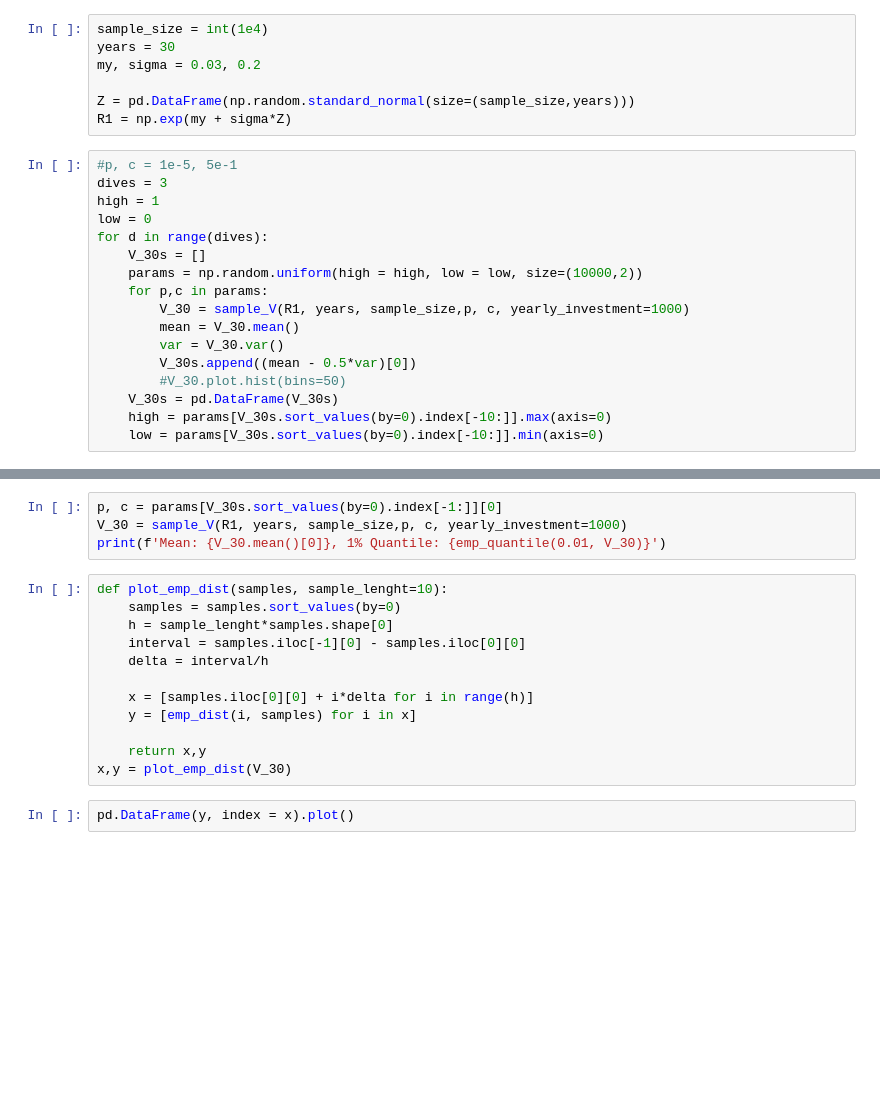
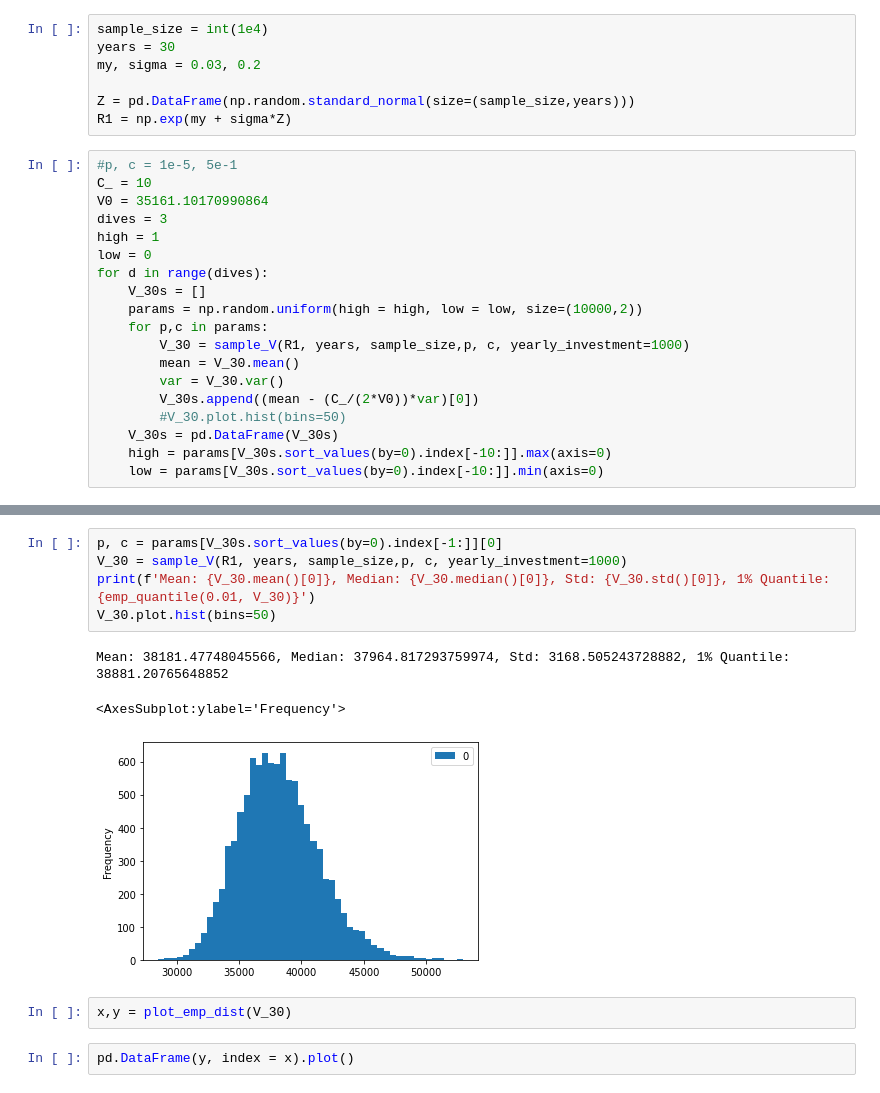
Before and after one commit to taariqnazar/Risk_management, a Jupyter notebook: HW2.ipynb, the cells around one changed output, grey strips where cells are left out. Cells and saved outputs as stored; diff of their text form; blank space fills up the shorter version.

```diff
--- a/HW2.ipynb
+++ b/HW2.ipynb
@@ -84,6 +98,8 @@ Z = pd.DataFrame(np.random.standard_normal(size=(sample_size,years)))
 R1 = np.exp(my + sigma*Z)
 # %%
 #p, c = 1e-5, 5e-1
+C_ = 10
+V0 = 35161.10170990864
 dives = 3
 high = 1
 low = 0
@@ -94,7 +110,7 @@ for d in range(dives):
         V_30 = sample_V(R1, years, sample_size,p, c, yearly_investment=1000)
         mean = V_30.mean()
         var = V_30.var()
-        V_30s.append((mean - 0.5*var)[0])
+        V_30s.append((mean - (C_/(2*V0))*var)[0])
         #V_30.plot.hist(bins=50)
     V_30s = pd.DataFrame(V_30s)
     high = params[V_30s.sort_values(by=0).index[-10:]].max(axis=0)
@@ -105,18 +132,13 @@ params[V_30s.sort_values(by=0).index[-10:]]
 # %%
 p, c = params[V_30s.sort_values(by=0).index[-1:]][0]
 V_30 = sample_V(R1, years, sample_size,p, c, yearly_investment=1000)
-print(f'Mean: {V_30.mean()[0]}, 1% Quantile: {emp_quantile(0.01, V_30)}')
+print(f'Mean: {V_30.mean()[0]}, Median: {V_30.median()[0]}, Std: {V_30.std()[0]}, 1% Quantile: {emp_quantile(0.01, V_30)}')
+V_30.plot.hist(bins=50)
+# %% [output]
+Mean: 38181.47748045566, Median: 37964.817293759974, Std: 3168.505243728882, 1% Quantile: 38881.20765648852
+<AxesSubplot:ylabel='Frequency'>
+[figure, added]
 # %%
-def plot_emp_dist(samples, sample_lenght=10):
-    samples = samples.sort_values(by=0)
-    h = sample_lenght*samples.shape[0]
-    interval = samples.iloc[-1][0] - samples.iloc[0][0]
-    delta = interval/h
-
-    x = [samples.iloc[0][0] + i*delta for i in range(h)]
-    y = [emp_dist(i, samples) for i in x]
-
-    return x,y
 x,y = plot_emp_dist(V_30)
 # %%
 pd.DataFrame(y, index = x).plot()
```
Also changed, not shown: parts of 13 cells of this notebook.
